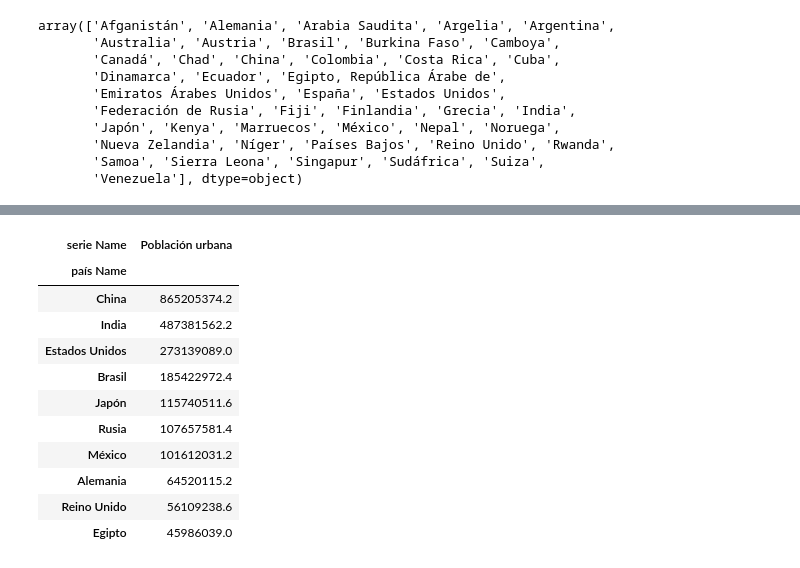
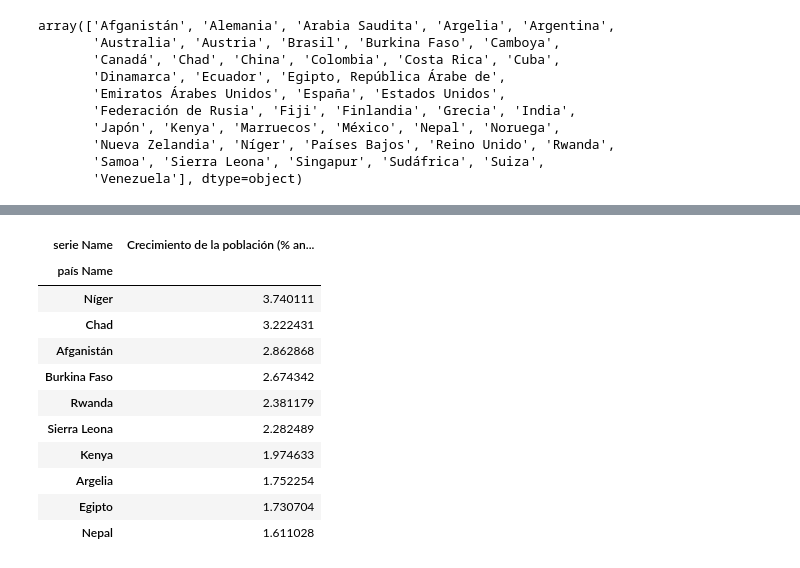
Before and after one commit to fercof87/PF-Esperanza-De-Vida, a Jupyter notebook: EDA/EDA/EDA_Poblacion_Cre.ipynb, the cells around one changed output, grey strips where cells are left out. Saved outputs shown, nothing was run; the diff lists cells and outputs as text; code cells hidden in the pictures.

```diff
--- a/EDA/EDA_Poblacion_zona.ipynb
+++ b/EDA/EDA/EDA_Poblacion_Cre.ipynb
@@ -2,7 +2,7 @@
 import pandas as pd
 import plotly.express as px
 # %%
-df_poblacion = pd.read_excel("Data_Poblacion_Zona_Genero.xlsx")
+df_poblacion = pd.read_excel("../Data/Data_Poblacion_Crecimiento.xlsx")
 df_poblacion
 # %% [output]
 |  | país Name | país Code | serie Name | serie Code | 1987 [YR1987] | 1988 [YR1988] | 1989 [YR1989] | ... |
@@ -96,0 +126,2 @@ df_poblacion[df_poblacion.duplicated()]
+# %%
+df_poblacion.drop(index=[111], inplace=True)
@@ -97,3 +148,5 @@ df_poblacion[df_poblacion.duplicated()]
+# %%
+df_poblacion.iloc[94,8] = (0.923223+1.041735)/2
 # %%
 df_poblacion = df_poblacion.drop(columns=["país Code", "serie Code"])
 # %%
@@ -253,17 +306,17 @@ df_pivote_años
 # %%
-top_paises = df_pivote_años[["país Name", "Población urbana"]].groupby("país Name").mean().sort_values("Población urbana", ascending=False).head(10)
+top_paises = df_pivote_años[["país Name", "Crecimiento de la población (% anual)"]].groupby("país Name").mean().sort_values("Crecimiento de la población (% anual)", ascending=False).head(10)
 top_paises
 # %% [output]
-| serie Name | Población urbana |
+| serie Name | Crecimiento de la población (% an... |
 | país Name |  |
-| China | 865205374.2 |
-| India | 487381562.2 |
-| Estados Unidos | 273139089.0 |
-| Brasil | 185422972.4 |
-| Japón | 115740511.6 |
-| Rusia | 107657581.4 |
-| México | 101612031.2 |
-| Alemania | 64520115.2 |
-| Reino Unido | 56109238.6 |
-| Egipto | 45986039.0 |
+| Níger | 3.740111 |
+| Chad | 3.222431 |
+| Afganistán | 2.862868 |
+| Burkina Faso | 2.674342 |
+| Rwanda | 2.381179 |
+| Sierra Leona | 2.282489 |
+| Kenya | 1.974633 |
+| Argelia | 1.752254 |
+| Egipto | 1.730704 |
+| Nepal | 1.611028 |
 # %%
```
Also changed, not shown: parts of 20 cells of this notebook, 24 other files.
